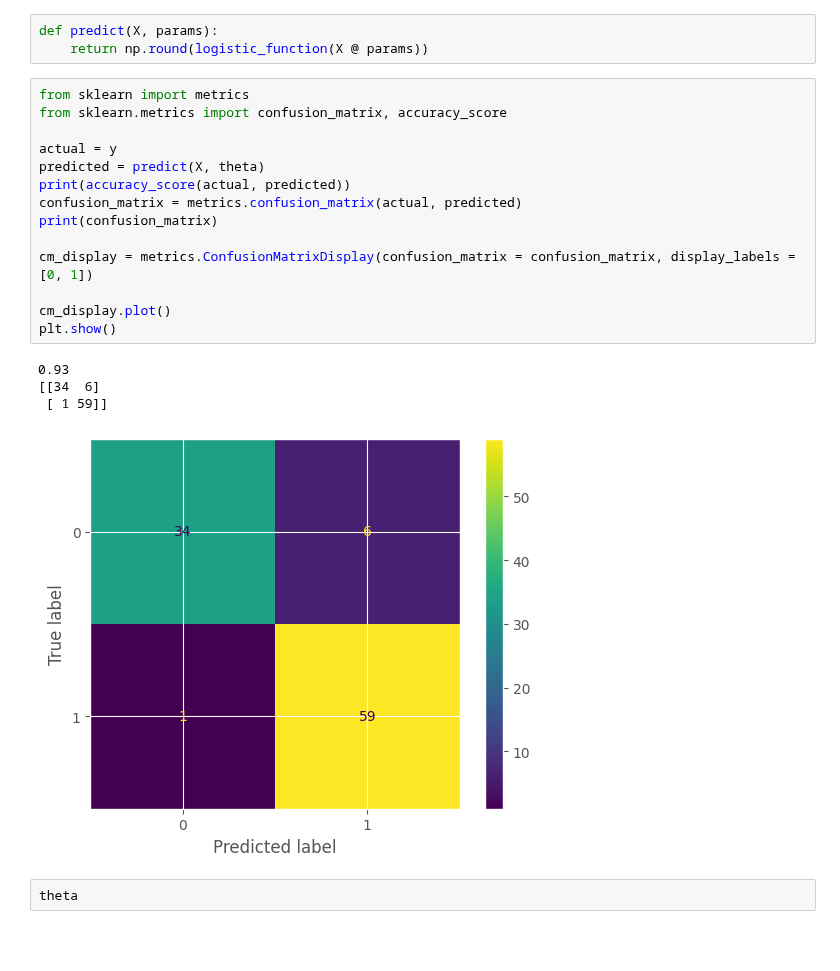
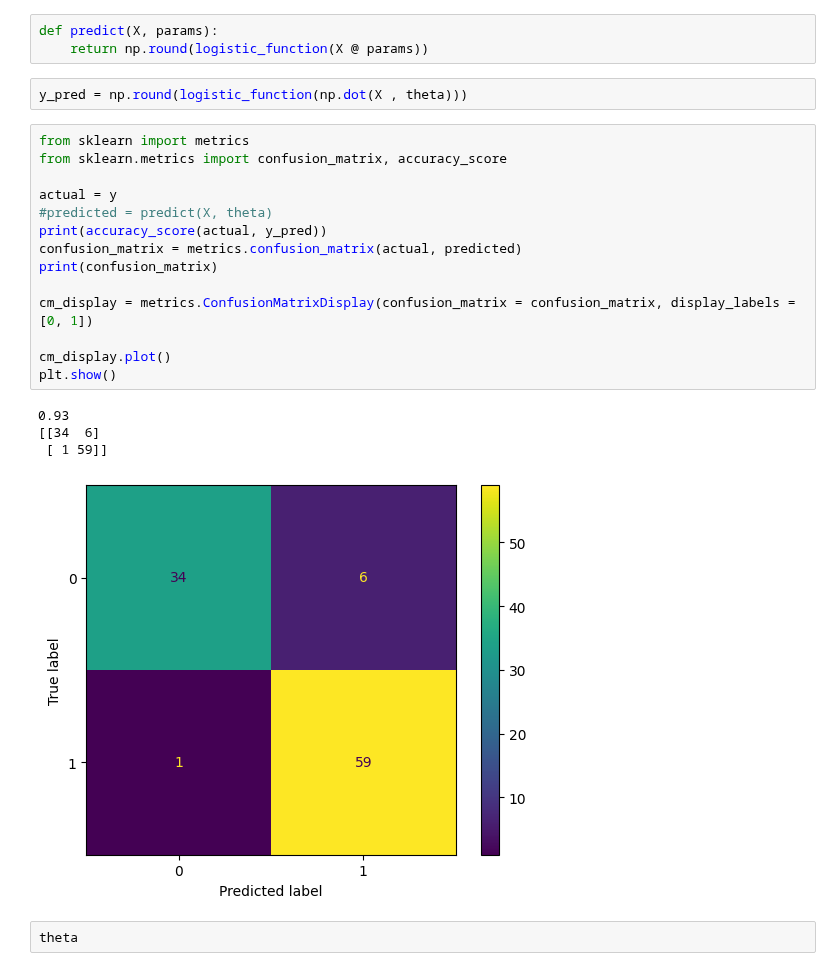
Before and after one commit to gachet/ad-1-24, a Jupyter notebook: LOG/ejer-22-11-result.ipynb, the cells around one changed output. Drawn from its saved outputs; the diff is of its cells as text; blank space fills up the shorter version.

```diff
--- a/LOG/ejer-22-11-result.ipynb
+++ b/LOG/ejer-22-11-result.ipynb
@@ -238,25 +230,27 @@ A person who scores 50 and 79 on their DMV written tests have a 0.13 probability
 # %%
 def predict(X, params):
     return np.round(logistic_function(X @ params))
+# %%
+y_pred = np.round(logistic_function(np.dot(X , theta)))
 # %%
 from sklearn import metrics
 from sklearn.metrics import confusion_matrix, accuracy_score
 
 actual = y
-predicted = predict(X, theta)
-print(accuracy_score(actual, predicted))
+#predicted = predict(X, theta)
+print(accuracy_score(actual, y_pred))
 confusion_matrix = metrics.confusion_matrix(actual, predicted)
 print(confusion_matrix)
 
 cm_display = metrics.ConfusionMatrixDisplay(confusion_matrix = confusion_matrix, display_labels = [0, 1])
 
 cm_display.plot()
 plt.show()
 # %% [output]
 0.93
 [[34  6]
  [ 1 59]]
-[figure, old version]
+[figure, new version]
 # %%
 theta
 # %% [output]
```
Also changed, not shown: parts of 5 cells of this notebook.
